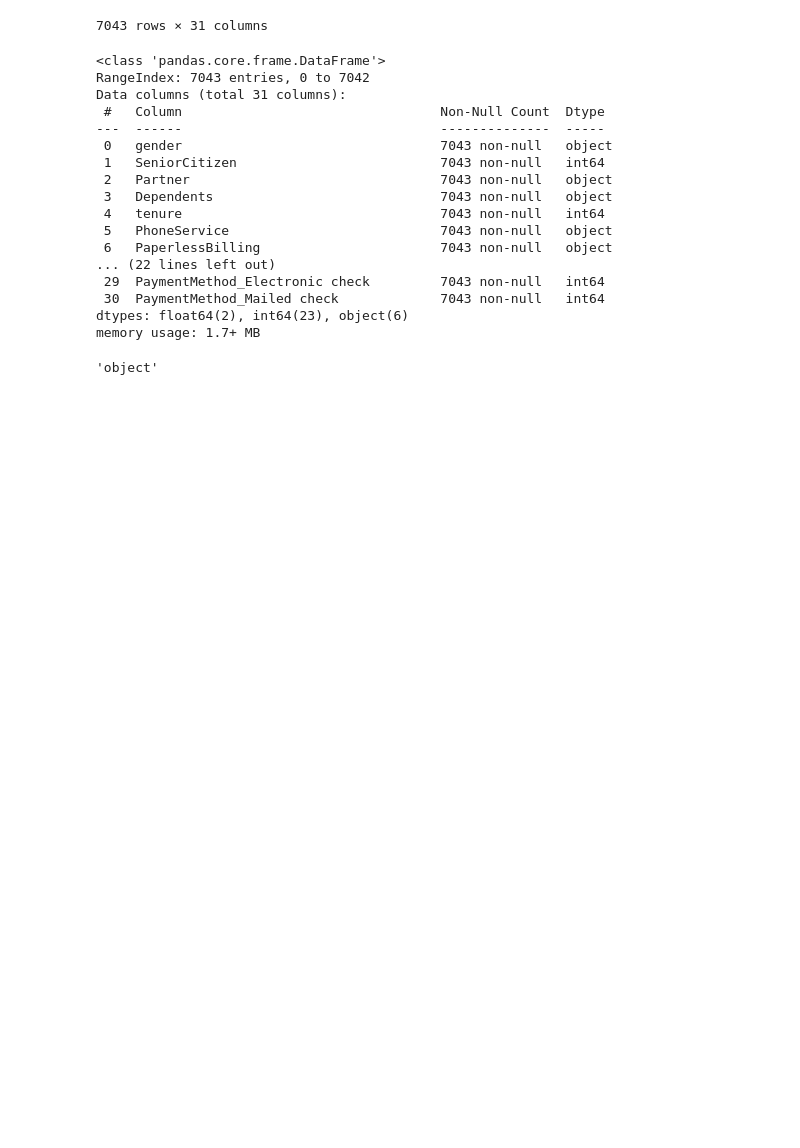
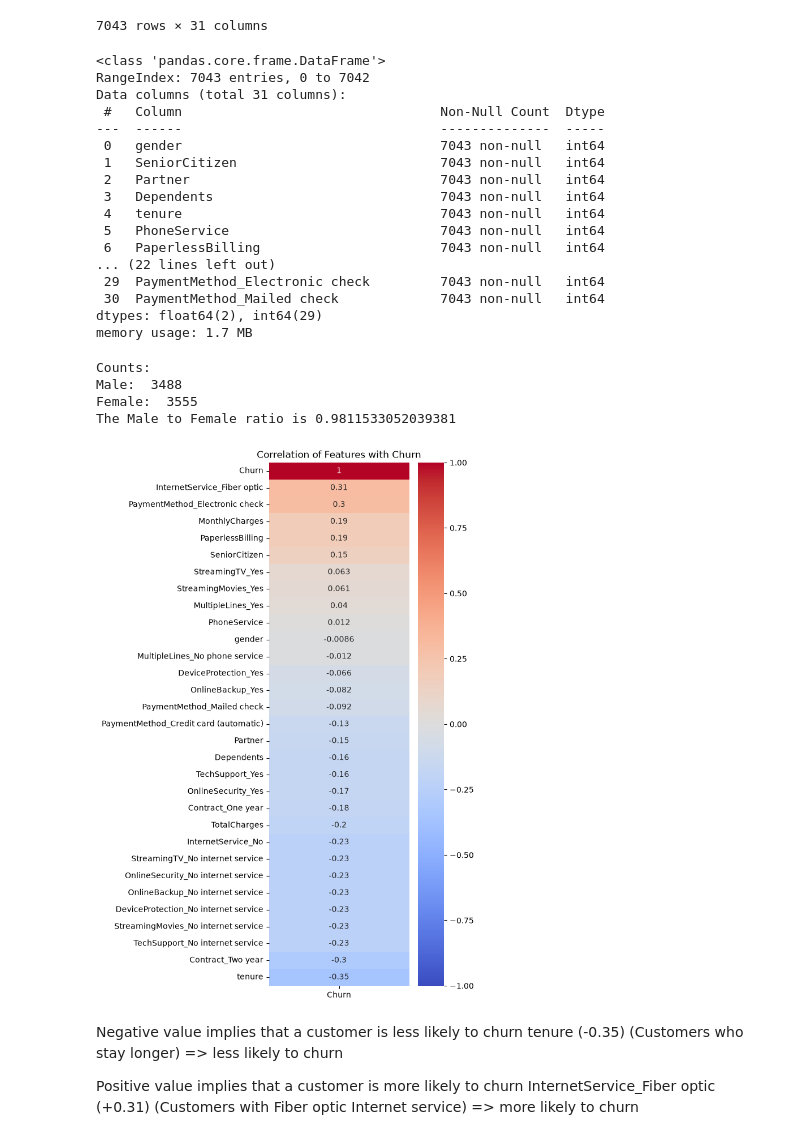
Before and after one commit to ishaandrade/telco-customer-churn, a Jupyter notebook: notebooks/EDA.ipynb, the cells around one changed output. Cells and saved outputs as stored; diff of their text form; code cells hidden in the pictures; blank space fills up the shorter version.

Commit message:
Implemented some data cleaning and transformation methods on the raw telco churn data

```diff
--- a/notebooks/EDA.ipynb
+++ b/notebooks/EDA.ipynb
@@ -69,7 +69,7 @@ pd.set_option('future.no_silent_downcasting', True)
 # %%
 df[binary_cols] = df[binary_cols].replace({
   "Yes": 1, "No": 0, "Male": 1, "Female": 0
-})
+}).astype(np.int64)
 # %%
 df.head()
 # %% [output]
@@ -187,23 +210,47 @@ RangeIndex: 7043 entries, 0 to 7042
 Data columns (total 31 columns):
  #   Column                                 Non-Null Count  Dtype
 ---  ------                                 --------------  -----
- 0   gender                                 7043 non-null   object
+ 0   gender                                 7043 non-null   int64
  1   SeniorCitizen                          7043 non-null   int64
- 2   Partner                                7043 non-null   object
- 3   Dependents                             7043 non-null   object
+ 2   Partner                                7043 non-null   int64
+ 3   Dependents                             7043 non-null   int64
  4   tenure                                 7043 non-null   int64
- 5   PhoneService                           7043 non-null   object
- 6   PaperlessBilling                       7043 non-null   object
+ 5   PhoneService                           7043 non-null   int64
+ 6   PaperlessBilling                       7043 non-null   int64
 ... (22 lines left out)
  29  PaymentMethod_Electronic check         7043 non-null   int64
  30  PaymentMethod_Mailed check             7043 non-null   int64
-dtypes: float64(2), int64(23), object(6)
-memory usage: 1.7+ MB
+dtypes: float64(2), int64(29)
+memory usage: 1.7 MB
-# %%
-# The Churn column has datatype 'Object', which we will convert to a numeric datatype
-df['Churn'].dtype.name
-# %% [output]
-'object'
-# %%
-# Converting Churn (having "Object" datatype to an int datatype)
-df["Churn"] = df['Churn'].astype(np.int64)
+# %%
+# Exploring the 'gender' column
+gender = df['gender'].value_counts()
+print("Counts:")
+print("Male: ", gender[0])
+print("Female: ", gender[1])
+print(f"The Male to Female ratio is {gender[0] / gender[1]}") # Fairly equal split, as the ratio is very close to 1.
+# %% [output]
+Counts:
+Male:  3488
+Female:  3555
+The Male to Female ratio is 0.9811533052039381
+# %%
+# Compute a correlation matrix for numeric columns
+corr_matrix = df.corr(numeric_only=True)
+
+# We focus on correlation only with Churn
+churn_corr = corr_matrix[['Churn']].sort_values(by="Churn", ascending=False)
+
+# Plot heatmap
+plt.figure(figsize=(4, 12))
+sns.heatmap(data=churn_corr, annot=True, cmap="coolwarm", vmax=1, vmin=-1)
+plt.title("Correlation of Features with Churn")
+plt.show()
+# %% [output]
+[figure, added]
+# %% [markdown]
+<p>Negative value implies that a customer is less likely to churn
+tenure (-0.35) (Customers who stay longer) => less likely to churn
+
+Positive value implies that a customer is more likely to churn
+InternetService_Fiber optic (+0.31) (Customers with Fiber optic Internet service) => more likely to churn</p>
```
Also changed, not shown: parts of 16 cells of this notebook.
